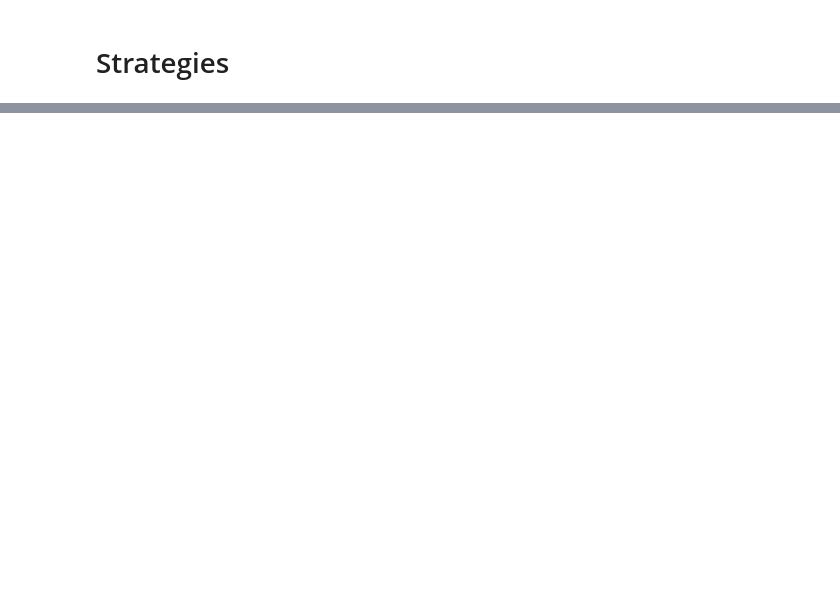
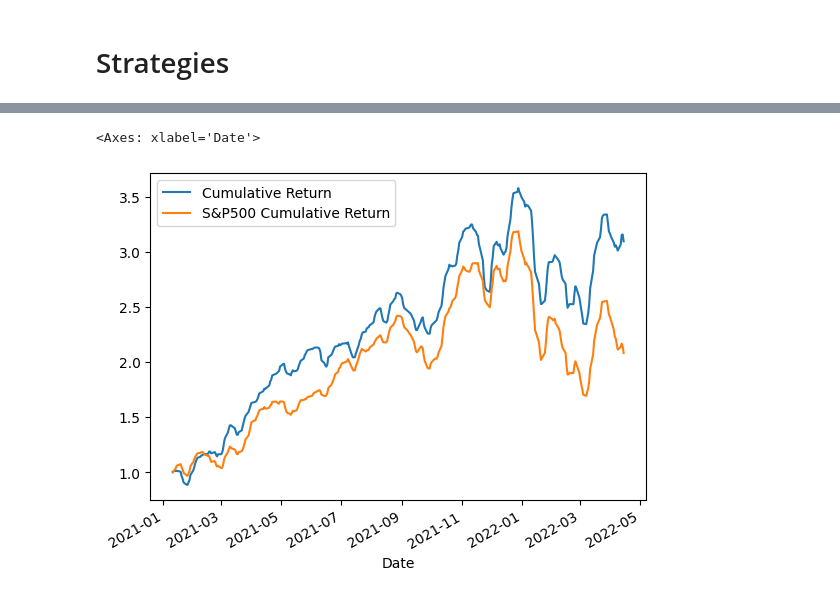
Before and after one commit to ed-churchill/ibm-ml-certificate, a Jupyter notebook: classification/ibm-classification-results-analysis.ipynb, the cells around one changed output, grey strips where cells are left out. Drawn from its saved outputs; the diff is of its cells as text; code cells hidden in the pictures; blank space fills up the shorter version.

Commit message:
Kaggle Notebook | IBM Classification: Results Analysis | Version 4

```diff
--- a/classification/ibm-classification-results-analysis.ipynb
+++ b/classification/ibm-classification-results-analysis.ipynb
@@ -314,0 +332,6 @@ We can interpret AUC as the probability that a random positive example is assign
+# %%
+df = pd.merge(
+    left=lstm_test_df,
+    right=df[['Date', 'Symbol', 'Adj Close', 'S&P500']],
+    on=['Date', 'Symbol']
+).sort_values(by='Date')
@@ -314,0 +354,32 @@ We can interpret AUC as the probability that a random positive example is assign
+# %%
+# Calculate Forward Return
+df['1-week Forward Adj Close'] = df.groupby('Symbol')['Adj Close'].shift(-5)
+df['1-week Forward Return'] = (df['1-week Forward Adj Close'] - df['Adj Close']) / df['Adj Close']
+
+# Drop redundant columns
+df.drop(['1-week Forward Adj Close', 'Probability', 'Adj Close'], axis=1, inplace=True)
+# %%
+# Calculate forward return of S&P 500
+df['1-week Forward S&P500'] = df.groupby('Symbol')['S&P500'].shift(-5)
+df['1-week Forward Return S&P500'] = (df['1-week Forward S&P500'] - df['S&P500']) / df['S&P500']
+df.drop(['1-week Forward S&P500', 'S&P500'], axis=1, inplace=True)
+
+# Drop NaNs at end of time
+df.dropna(inplace=True)
+# %%
+##############################################################################################
+# Calculate cumulative return for long-short equally weighted portfolio, rebalanced weekly
+##############################################################################################
+# Calculate return based on long/short position
+df['Position'] = 1# df['Prediction'].replace({0: -1})
+df['Strategy Stock Return'] = df['1-week Forward Return'] * df['Position']
+df['1-week Forward Strategy Return'] = df.groupby('Date')['Strategy Stock Return'].transform(func='mean')
+# %%
+# TODO REFACTOR THIS NOTEBOOK TO MAKE IT MUCH CLEANER AND HAVE ALL THREE STRATEGIES
+strategy_df = df[['Date', '1-week Forward Strategy Return', '1-week Forward Return S&P500']].drop_duplicates('Date').reset_index(drop=True)
+strategy_df['Cumulative Return'] = (1 + strategy_df['1-week Forward Strategy Return']).cumprod()
+strategy_df['S&P500 Cumulative Return'] = (1 + strategy_df['1-week Forward Return S&P500']).cumprod()
+strategy_df.plot(x='Date', y=['Cumulative Return', 'S&P500 Cumulative Return'])
+# %% [output]
+<Axes: xlabel='Date'>
+[figure, added]
```
Also changed, not shown: parts of 8 cells of this notebook.
